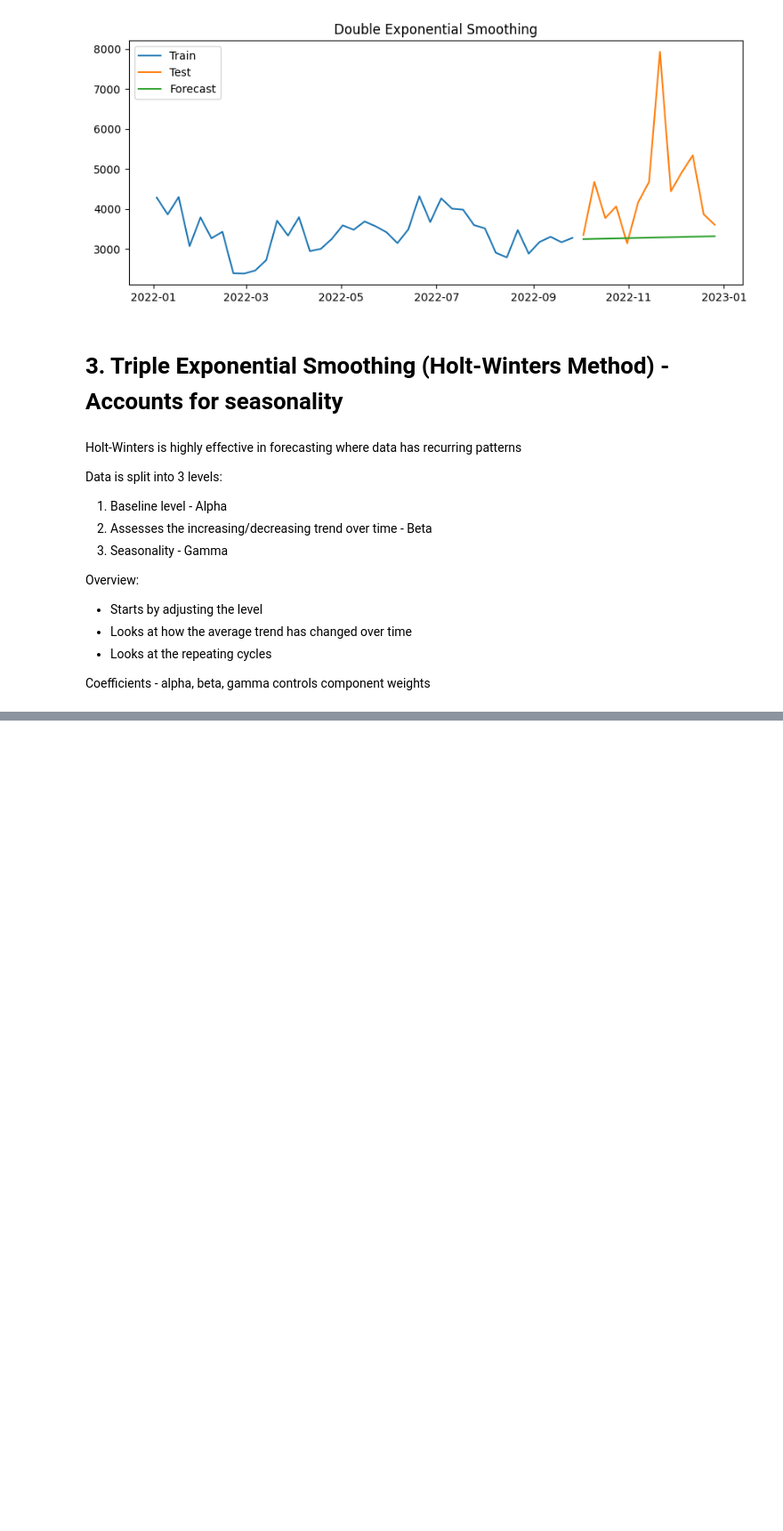
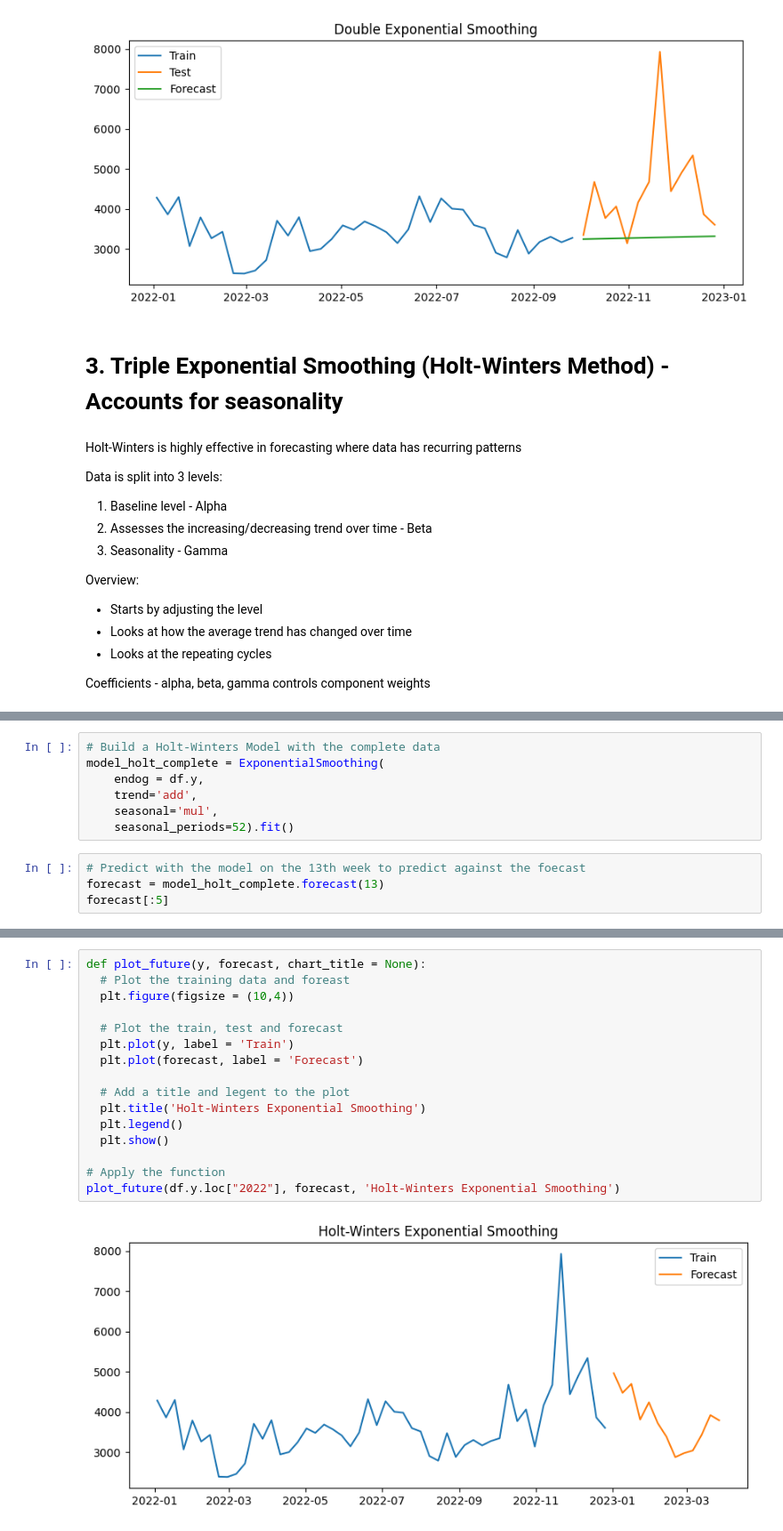
Before and after one commit to epifeni/ML_Time_Series, a Jupyter notebook: Holt_Winters_ExponentialSmoothing.ipynb, the cells around one changed output, grey strips where cells are left out. Shown at 89% size. Drawn from its saved outputs; the diff is of its cells as text; blank space fills up the shorter version.

```diff
--- a/Holt_Winters_ExponentialSmoothing.ipynb
+++ b/Holt_Winters_ExponentialSmoothing.ipynb
@@ -371,0 +515,11 @@ Coefficients - alpha, beta, gamma controls component weights
+# %%
+# Build a Holt-Winters Model with the complete data
+model_holt_complete = ExponentialSmoothing(
+    endog = df.y,
+    trend='add',
+    seasonal='mul',
+    seasonal_periods=52).fit()
+# %%
+# Predict with the model on the 13th week to predict against the foecast
+forecast = model_holt_complete.forecast(13)
+forecast[:5]
@@ -371,0 +534,18 @@ Coefficients - alpha, beta, gamma controls component weights
+# %%
+def plot_future(y, forecast, chart_title = None):
+  # Plot the training data and foreast
+  plt.figure(figsize = (10,4))
+
+  # Plot the train, test and forecast
+  plt.plot(y, label = 'Train')
+  plt.plot(forecast, label = 'Forecast')
+
+  # Add a title and legent to the plot
+  plt.title('Holt-Winters Exponential Smoothing')
+  plt.legend()
+  plt.show()
+
+# Apply the function
+plot_future(df.y.loc["2022"], forecast, 'Holt-Winters Exponential Smoothing')
+# %% [output]
+[figure, added]
```
Also changed, not shown: parts of 19 cells of this notebook.
